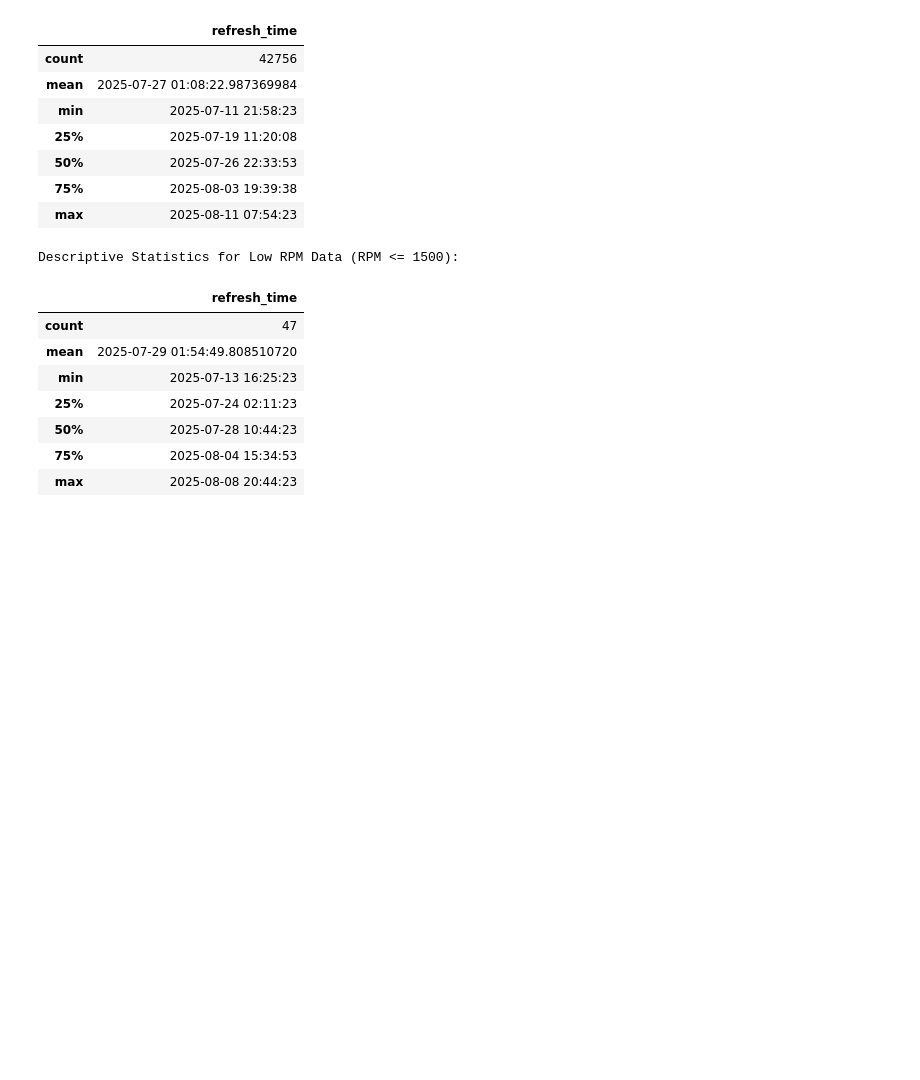
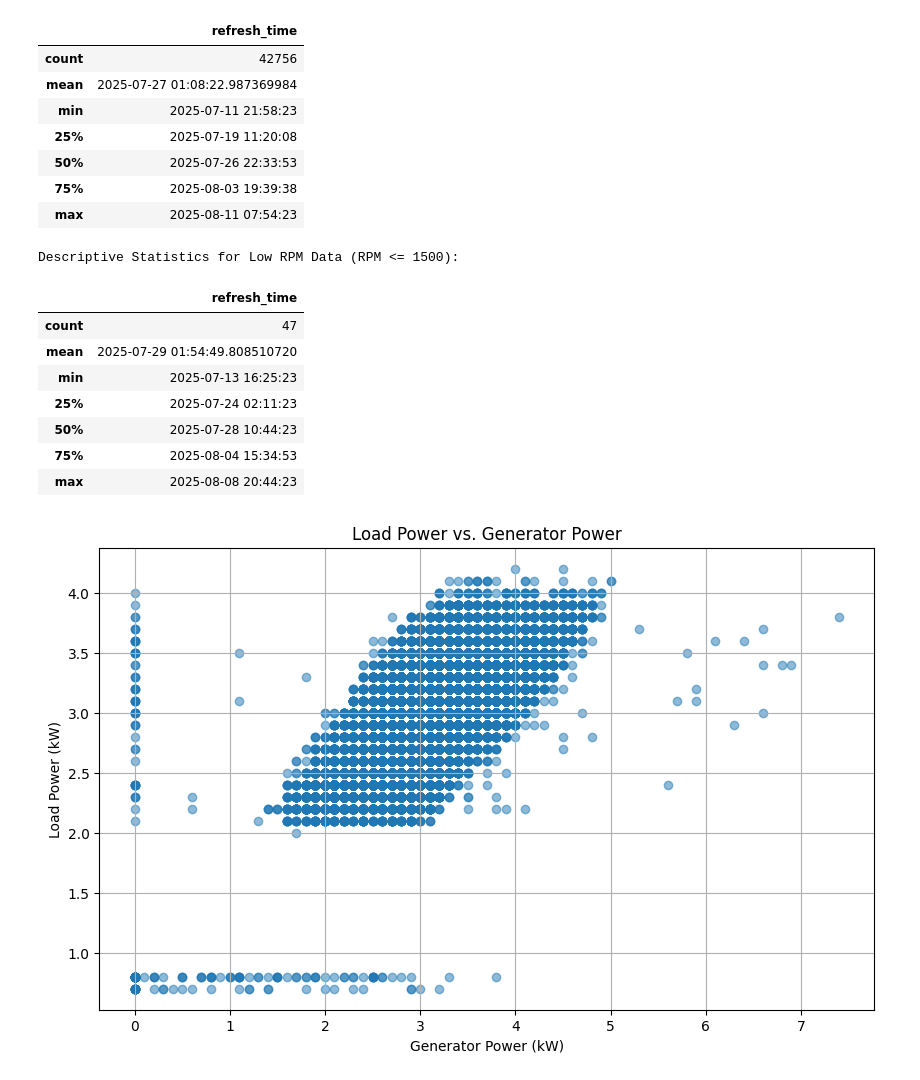
Before and after one commit to Tech-Gene/MTN-MAST-Generator-analysis-project, a Jupyter notebook: Site_maintenance_data_analysis_904.ipynb, the cells around one changed output. Saved outputs shown, nothing was run; the diff lists cells and outputs as text; code cells hidden in the pictures; blank space fills up the shorter version.

```diff
--- a/Site_maintenance_data_analysis_904.ipynb
+++ b/Site_maintenance_data_analysis_904.ipynb
@@ -358,3 +361,13 @@ Descriptive Statistics for Low RPM Data (RPM <= 1500):
 | 50% | 2025-07-28 10:44:23 |
 | 75% | 2025-08-04 15:34:53 |
 | max | 2025-08-08 20:44:23 |
+# %%
+plt.figure(figsize=(10, 6))
+plt.scatter(site['Generator power (kW)'], site['Load power (kW)'], alpha=0.5)
+plt.xlabel('Generator Power (kW)')
+plt.ylabel('Load Power (kW)')
+plt.title('Load Power vs. Generator Power')
+plt.grid(True)
+plt.show()
+# %% [output]
+[figure, added]
```
Also changed, not shown: parts of 13 cells of this notebook.
